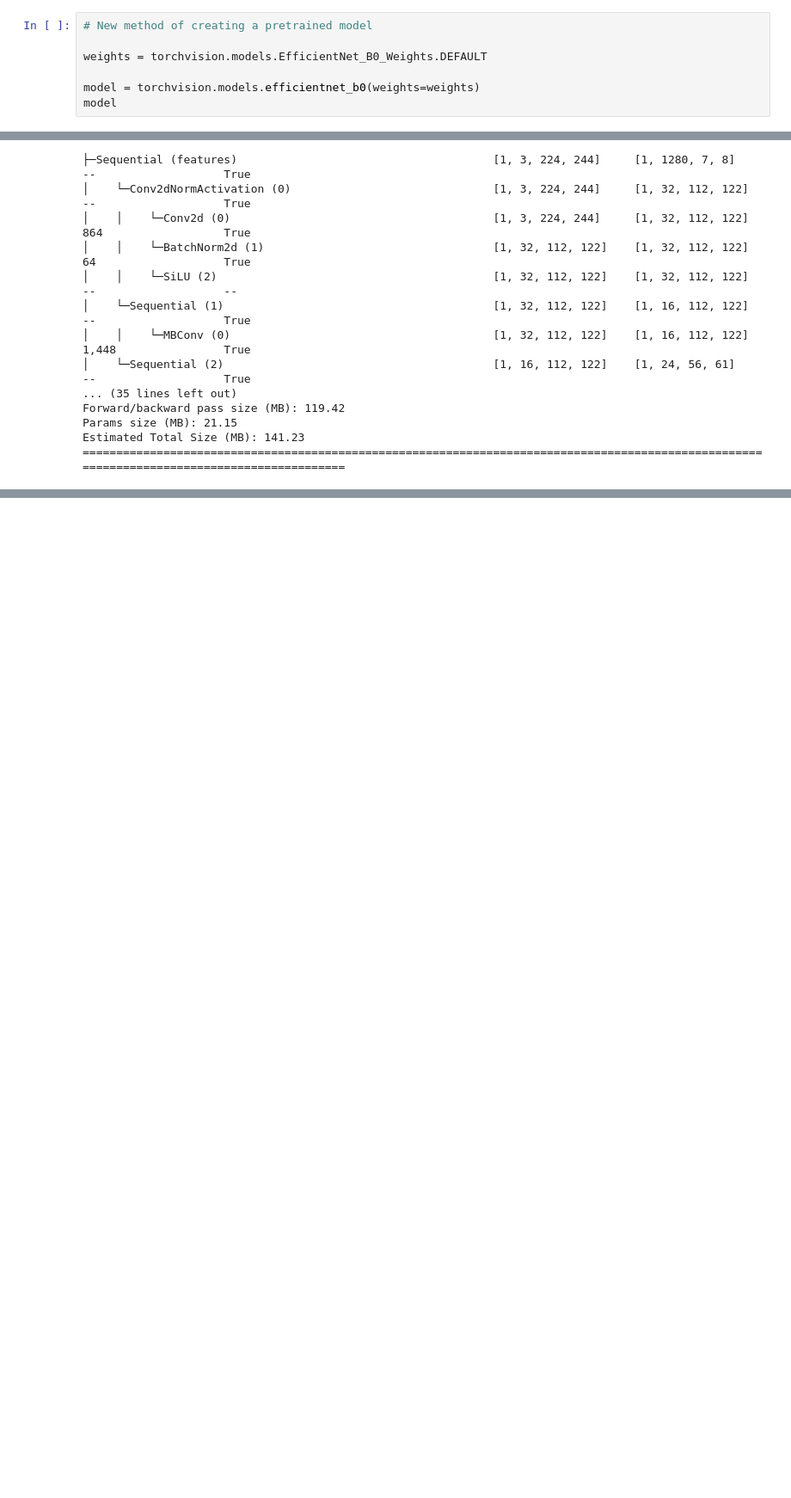
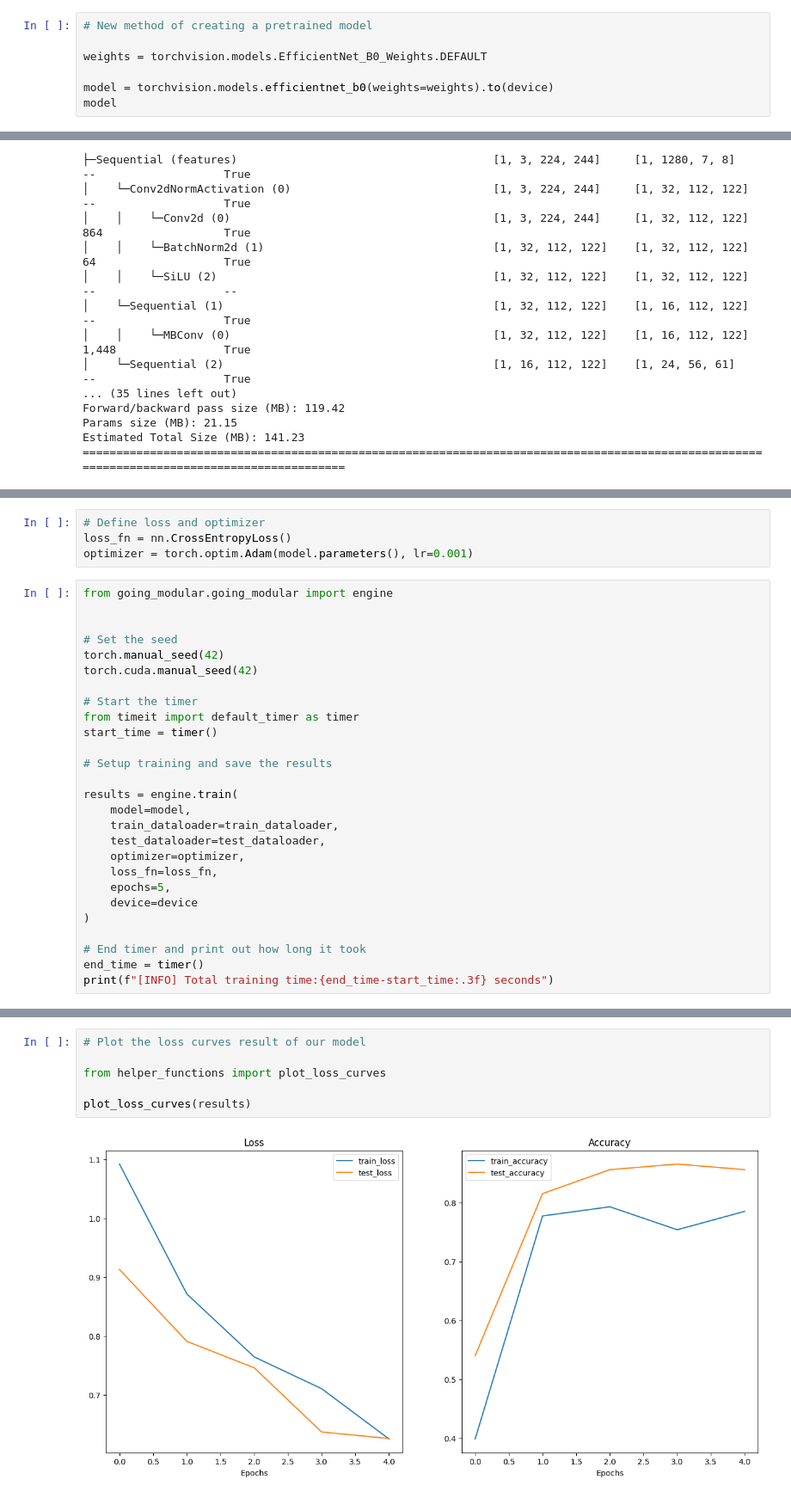
Before and after one commit to gauthiermartin/deeplearning-with-pytorch-course, a Jupyter notebook: 06_pytorch_transfer_learning.ipynb, the cells around one changed output, grey strips where cells are left out. Shown at 86% size. Saved outputs shown, nothing was run; the diff lists cells and outputs as text; blank space fills up the shorter version.

```diff
--- a/06_pytorch_transfer_learning.ipynb
+++ b/06_pytorch_transfer_learning.ipynb
@@ -287,7 +287,7 @@ Downloading: "https://download.pytorch.org/models/efficientnet_b0_rwightman-3dd3
 
 weights = torchvision.models.EfficientNet_B0_Weights.DEFAULT
 
-model = torchvision.models.efficientnet_b0(weights=weights)
+model = torchvision.models.efficientnet_b0(weights=weights).to(device)
 model
 # %% [output]
 EfficientNet(
@@ -369,0 +455,31 @@ Estimated Total Size (MB): 141.23
+# %%
+# Define loss and optimizer
+loss_fn = nn.CrossEntropyLoss()
+optimizer = torch.optim.Adam(model.parameters(), lr=0.001)
+# %%
+from going_modular.going_modular import engine
+
+
+# Set the seed
+torch.manual_seed(42)
+torch.cuda.manual_seed(42)
+
+# Start the timer
+from timeit import default_timer as timer
+start_time = timer()
+
+# Setup training and save the results
+
+results = engine.train(
+    model=model,
+    train_dataloader=train_dataloader,
+    test_dataloader=test_dataloader,
+    optimizer=optimizer,
+    loss_fn=loss_fn,
+    epochs=5,
+    device=device
+)
+
+# End timer and print out how long it took
+end_time = timer()
+print(f"[INFO] Total training time:{end_time-start_time:.3f} seconds")
@@ -369,0 +525,8 @@ Estimated Total Size (MB): 141.23
+# %%
+# Plot the loss curves result of our model
+
+from helper_functions import plot_loss_curves
+
+plot_loss_curves(results)
+# %% [output]
+[figure, added]
```
Also changed, not shown: parts of 15 cells of this notebook.
